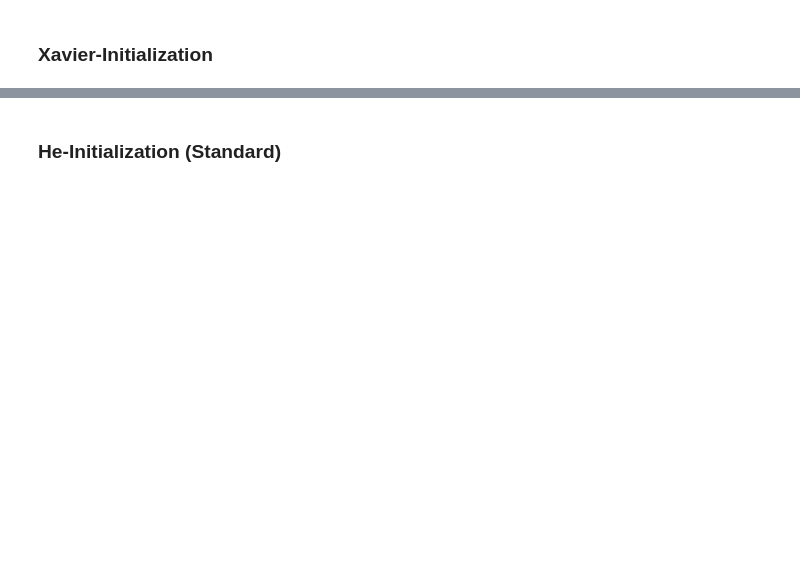
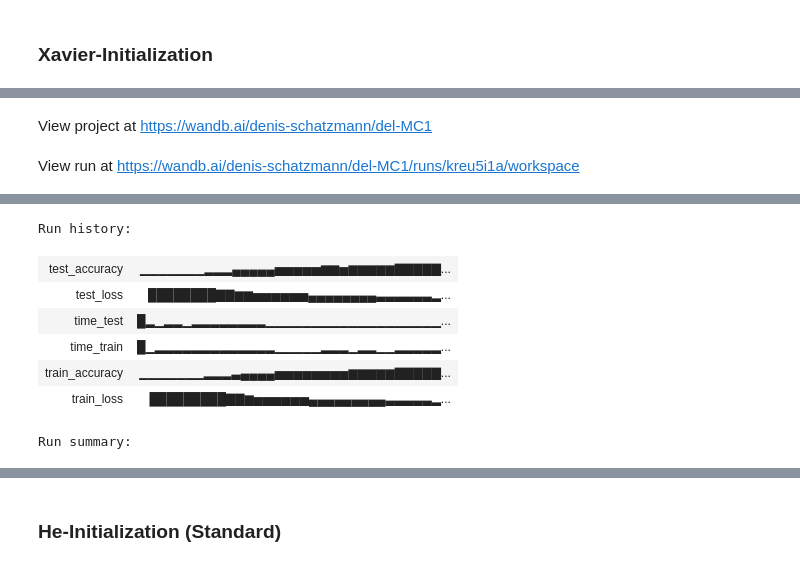
Before and after one commit to staldenhoefler/del, a Jupyter notebook: MC1/MC1.ipynb, the cells around one changed output, grey strips where cells are left out. Saved outputs shown, nothing was run; the diff lists cells and outputs as text; code cells hidden in the pictures; blank space fills up the shorter version.

Commit message:
Experimente Init Gewichte Experiment Modellarchitektur begonnen

```diff
--- a/MC1/MC1.ipynb
+++ b/MC1/MC1.ipynb
@@ -50,7 +50,6 @@ class HelperClass:
             test_accuracy, train_accuracy, train_loss, test_loss = self.evaluate(test_loader=test_loader, train_loader=train_loader, train_loss=train_loss, endtime_train=endtime_train)
             print(f"Epoch {epoch+1}, Loss: {train_loss}, Train Accuracy: {train_accuracy}, Test Accuracy: {test_accuracy}")
         print("Finished Training")
-        self.wandb_run = wandb.
         wandb.finish()
         return self.model
 
@@ -135,13 +134,13 @@ def prepare_data(batch_size):
 
 
 
-def wandb_login(dict):
+def wandb_login(dict, name = None):
 
     # start a new wandb run to track this script
     wandb.init(
         # set the wandb project where this run will be logged
         project="del-MC1",
-
+        name = name,
         # track hyperparameters and run metadata
         config=dict
     )
@@ -1392,2 +1470,67 @@ trained_model = model_class.train(train_loader, test_loader, epochs)
 # %% [markdown]
 ### Xavier-Initialization
+# %%
+ class XavierInitModel(nn.Module):
+    def __init__(self):
+        super(XavierInitModel, self).__init__()
+        self.conv1 = nn.Conv2d(3, 32, 5)  # 28*28*32
+        self.pool1 = nn.MaxPool2d(2, 2)   # 14*14*32
+        self.conv2 = nn.Conv2d(32, 64, 5) # 10*10*64
+        self.pool2 = nn.MaxPool2d(2, 2)   # 5*5*64
+        self.fc1 = nn.Linear(1600, 1024)  # 1024
+        self.fc2 = nn.Linear(1024, 512)
+        self.fc3 = nn.Linear(512, 10)
+
+        # Gewichte Initialisierung
+        nn.init.xavier_normal_(self.fc1.weight)
+        nn.init.xavier_normal_(self.fc2.weight)
+        nn.init.xavier_normal_(self.fc3.weight)
+
+        nn.init.zeros_(self.fc1.bias)
+        nn.init.zeros_(self.fc2.bias)
+        nn.init.zeros_(self.fc3.bias)
+
+
+    def forward(self, x):
+        x = self.conv1(x)
+        x = F.sigmoid(x)
+        x = self.pool1(x)
+        x = self.conv2(x)
+        x = F.sigmoid(x)
+        x = self.pool2(x)
+        x = torch.flatten(x, 1)
+        x = F.sigmoid(self.fc1(x))
+        x = F.sigmoid(self.fc2(x))
+        x = self.fc3(x)
+        return x
+
+
+batch_size = 32
+learning_rate = 0.005
+epochs = 50
+
+# Loss function
+criterion = nn.CrossEntropyLoss()
+
+# Optimizer
+xavierInitModel = XavierInitModel()
+optimizer = optim.SGD(xavierInitModel.parameters(), lr=learning_rate)
+
+model_class = HelperClass(xavierInitModel, criterion, optimizer)
+
+train_loader, test_loader = prepare_data(batch_size)
+
+dict = {
+            "dataset": "CIFAR-10-Normalized",
+            "epochs": epochs,
+            "linear_layers": 3,
+            "learning_rate": learning_rate,
+            "architecture": "CNN",
+            "batch_size": batch_size,
+            "conv_layers": 2,
+        }
+
+wandb_login(dict)
+
+trained_model = model_class.train(train_loader, test_loader, epochs)
+# %% [output]
@@ -1393,0 +1543,2 @@ trained_model = model_class.train(train_loader, test_loader, epochs)
+View project at https://wandb.ai/denis-schatzmann/del-MC1
+View run at https://wandb.ai/denis-schatzmann/del-MC1/runs/kreu5i1a/workspace
@@ -1393,0 +1562,8 @@ trained_model = model_class.train(train_loader, test_loader, epochs)
+Run history:
+| test_accuracy | ▁▁▁▁▁▁▁▂▂▂▄▄▄▄▄▅▅▅▅▅▆▆▅▆▆▆▆▆▇▇▇▇▇... |
+| test_loss | ████████▇▇▆▆▅▅▅▅▅▅▄▄▄▄▄▄▄▄▃▃▃▃▃▃▂... |
+| time_test | █▂▁▂▂▁▂▂▂▂▂▂▂▂▁▁▁▁▁▁▁▁▁▁▁▁▁▁▁▁▁▁▁... |
+| time_train | █▁▂▂▂▂▂▂▂▂▂▂▂▂▂▁▁▁▁▁▂▂▂▁▂▂▁▁▂▂▂▂▂... |
+| train_accuracy | ▁▁▁▁▁▁▁▂▂▂▃▄▄▄▄▅▅▅▅▅▅▅▅▆▆▆▆▆▇▇▇▇▇... |
+| train_loss | █████████▇▇▆▅▅▅▅▅▅▄▄▄▄▄▄▄▄▄▃▃▃▃▃▂... |
+Run summary:
```
Also changed, not shown: parts of 15 cells of this notebook.
